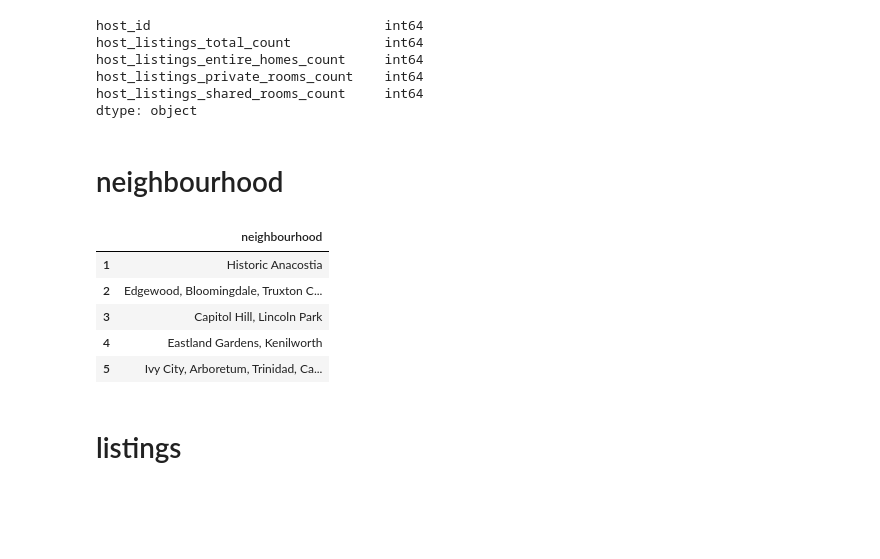
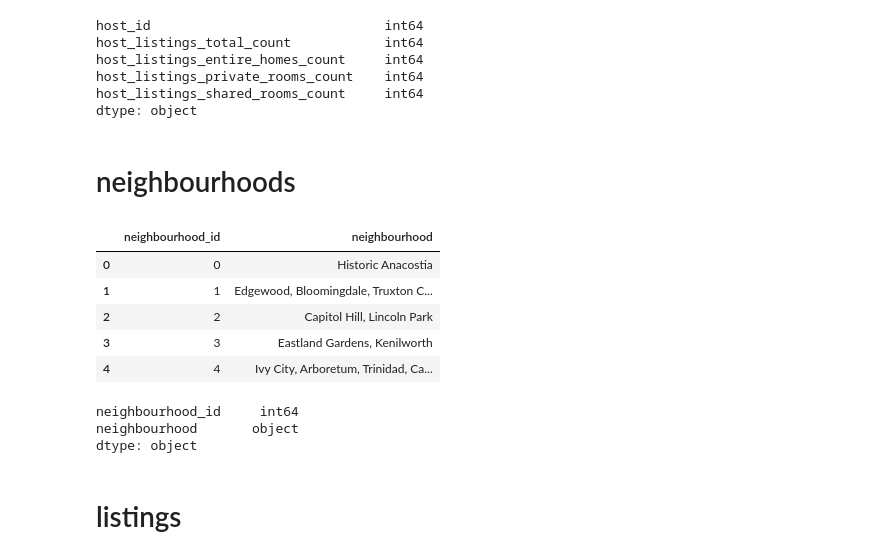
Before and after one commit to johbry17/DC-AirBnB-SQL-Database, a Jupyter notebook: data/v2.0/data_cleaning_v2.0.ipynb, the cells around one changed output. Cells and saved outputs as stored; diff of their text form; code cells hidden in the pictures; blank space fills up the shorter version.

```diff
--- a/data/v2.0/data_cleaning_v2.0.ipynb
+++ b/data/v2.0/data_cleaning_v2.0.ipynb
@@ -228,15 +228,22 @@ dtype: object
 # run save function
 to_sql_and_csv("host_listings_count", hosts_lc_df)
 # %% [markdown]
-# neighbourhood
+# neighbourhoods
 # %%
 # create table of unique neighbourhoods
-neighbourhoods_df = pd.DataFrame(df.neighbourhood_cleansed.unique(), columns=["neighbourhood"], index=range(1, len(df.neighbourhood_cleansed.unique()) + 1))
+neighbourhoods_df = pd.DataFrame(df.neighbourhood_cleansed.unique(), columns=["neighbourhood"]).reset_index()
+neighbourhoods_df.rename(columns={"index": "neighbourhood_id"}, inplace=True)
 neighbourhoods_df.head()
 # %% [output]
-|  | neighbourhood |
-| 1 | Historic Anacostia |
-| 2 | Edgewood, Bloomingdale, Truxton C... |
-| 3 | Capitol Hill, Lincoln Park |
-| 4 | Eastland Gardens, Kenilworth |
-| 5 | Ivy City, Arboretum, Trinidad, Ca... |
+|  | neighbourhood_id | neighbourhood |
+| 0 | 0 | Historic Anacostia |
+| 1 | 1 | Edgewood, Bloomingdale, Truxton C... |
+| 2 | 2 | Capitol Hill, Lincoln Park |
+| 3 | 3 | Eastland Gardens, Kenilworth |
+| 4 | 4 | Ivy City, Arboretum, Trinidad, Ca... |
+# %%
+neighbourhoods_df.dtypes
+# %% [output]
+neighbourhood_id     int64
+neighbourhood       object
+dtype: object
```
Also changed, not shown: parts of 7 cells of this notebook, 1 other file.
